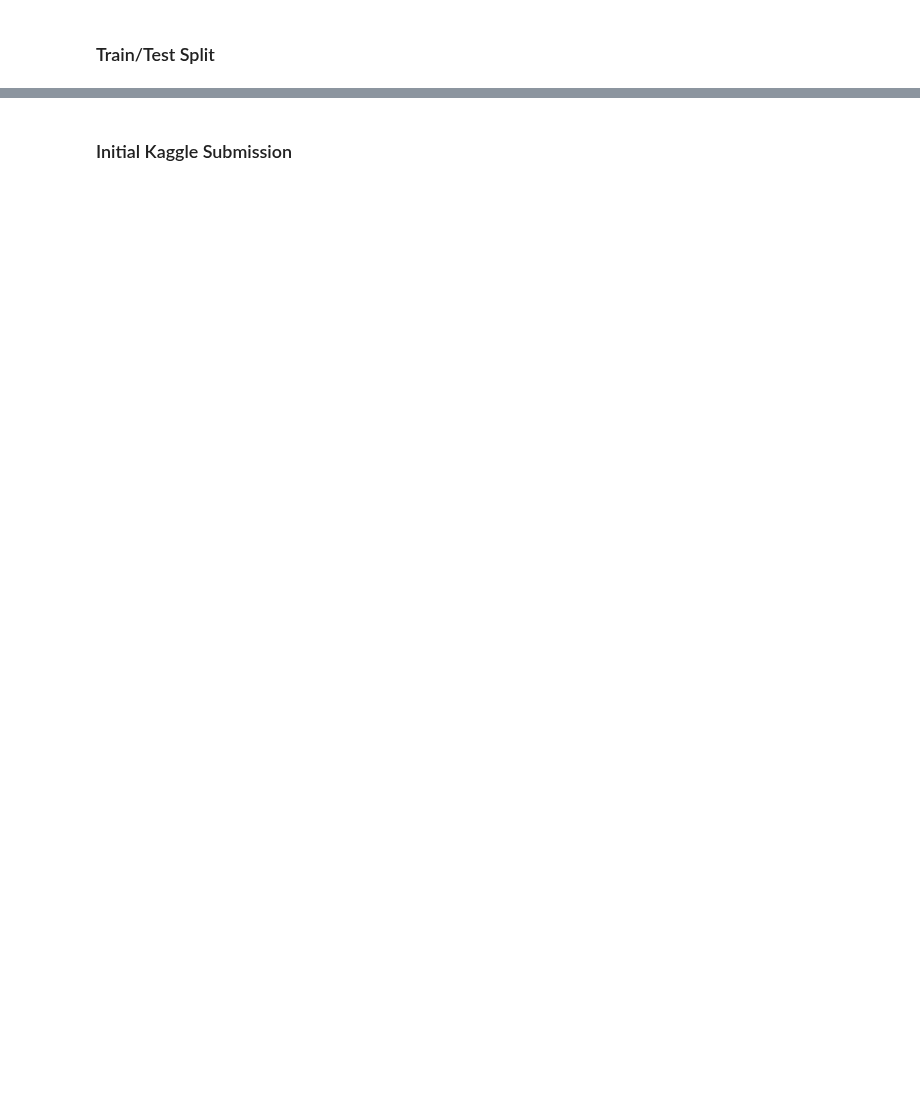
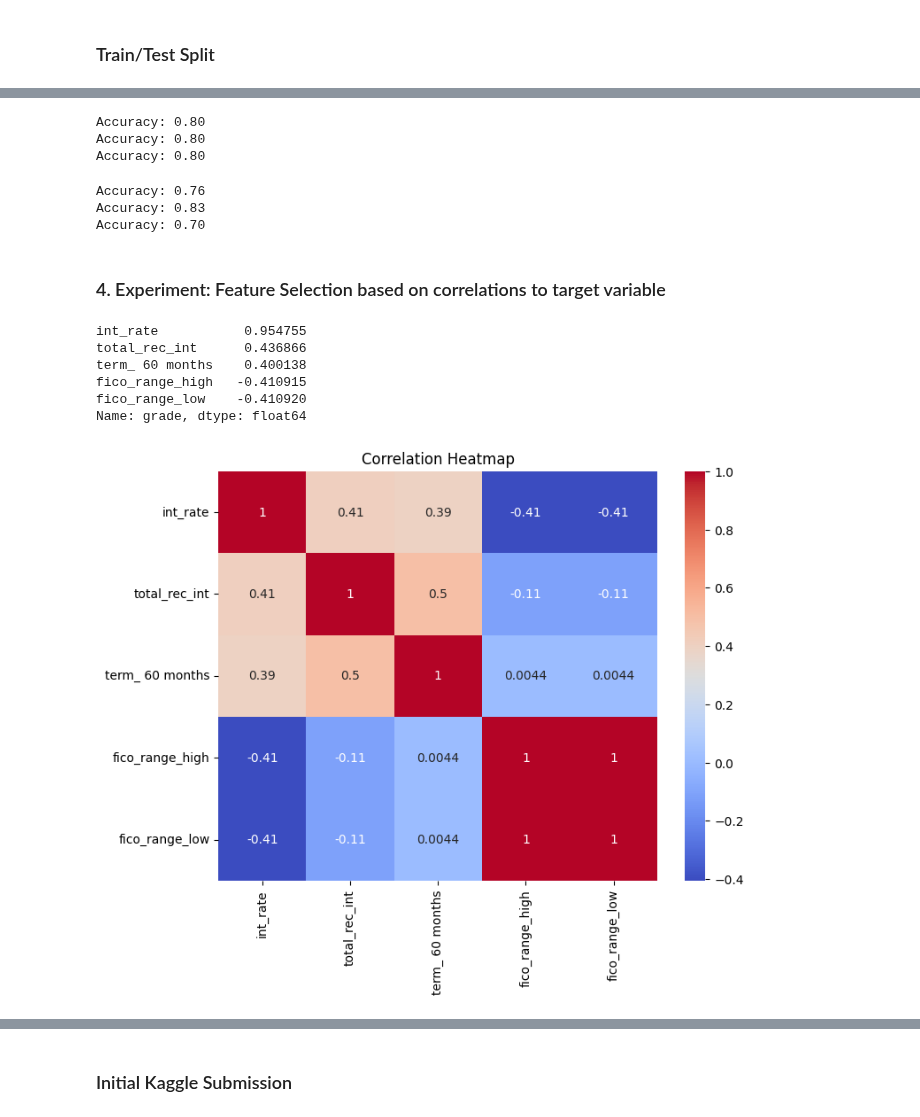
Before and after one commit to lebe1/MachineLearningCourse, a Jupyter notebook: Exercise1/loan.ipynb, the cells around one changed output, grey strips where cells are left out. Cells and saved outputs as stored; diff of their text form; code cells hidden in the pictures; blank space fills up the shorter version.

```diff
--- a/Exercise1/loan.ipynb
+++ b/Exercise1/loan.ipynb
@@ -356,0 +288,80 @@ Accuracy: 0.98
+# %%
+rand_forest_standard = RandomForestClassifier()
+rand_forest_minmax   = RandomForestClassifier()
+rand_forest_robust   = RandomForestClassifier()
+
+rand_forest_standard.fit(X_train_standard_scaled, y_train)
+rand_forest_minmax.fit(X_train_minmax_scaled, y_train)
+rand_forest_robust.fit(X_train_robust_scaled, y_train)
+
+y_pred_standard = rand_forest_standard.predict(X_test_standard_scaled)
+y_pred_minmax   = rand_forest_minmax.predict(X_test_minmax_scaled)
+y_pred_robust   = rand_forest_robust.predict(X_test_robust_scaled)
+
+acc_standard = accuracy_score(y_test, y_pred_standard, normalize=True)
+acc_minmax   = accuracy_score(y_test, y_pred_minmax, normalize=True)
+acc_robust   = accuracy_score(y_test, y_pred_robust, normalize=True)
+
+print(f"Accuracy: {acc_standard:.2f}")
+print(f"Accuracy: {acc_minmax:.2f}")
+print(f"Accuracy: {acc_robust:.2f}")
+# %% [output]
+Accuracy: 0.80
+Accuracy: 0.80
+Accuracy: 0.80
+# %%
+mlp_standard = MLPClassifier()
+mlp_minmax   = MLPClassifier()
+mlp_robust   = MLPClassifier()
+
+mlp_standard.fit(X_train_standard_scaled, y_train)
+mlp_minmax.fit(X_train_minmax_scaled, y_train)
+mlp_robust.fit(X_train_robust_scaled, y_train)
+
+y_pred_standard = mlp_standard.predict(X_test_standard_scaled)
+y_pred_minmax   = mlp_minmax.predict(X_test_minmax_scaled)
+y_pred_robust   = mlp_robust.predict(X_test_robust_scaled)
+
+acc_standard = accuracy_score(y_test, y_pred_standard, normalize=True)
+acc_minmax   = accuracy_score(y_test, y_pred_minmax, normalize=True)
+acc_robust   = accuracy_score(y_test, y_pred_robust, normalize=True)
+
+print(f"Accuracy: {acc_standard:.2f}")
+print(f"Accuracy: {acc_minmax:.2f}")
+print(f"Accuracy: {acc_robust:.2f}")
+# %% [output]
+Accuracy: 0.76
+Accuracy: 0.83
+Accuracy: 0.70
+# %% [markdown]
+### 4. Experiment: Feature Selection based on correlations to target variable
+# %%
+numerical_data = data_encoded.select_dtypes(include=["number"])
+
+# Compute correlation matrix & filter for columns greater than +-0.4
+corr_matrix = numerical_data.corr()["grade"].drop("grade")
+corr_matrix_filtered = corr_matrix[corr_matrix.abs() >= 0.4]
+
+# Sort by absolute correlation value
+corr_matrix_sorted = corr_matrix_filtered.sort_values(ascending=False)
+corr_matrix_sorted
+# %% [output]
+int_rate           0.954755
+total_rec_int      0.436866
+term_ 60 months    0.400138
+fico_range_high   -0.410915
+fico_range_low    -0.410920
+Name: grade, dtype: float64
+# %%
+# before finally choosing the features, we will first check for multicollinearity between the features that correlate highly with the target variable
+numerical_data = data_encoded.select_dtypes(include=["number"])
+
+corr_matrix_feat_selection = numerical_data.corr().loc[["int_rate", "total_rec_int", "term_ 60 months", "fico_range_high", "fico_range_low"],
+                          ["int_rate", "total_rec_int", "term_ 60 months", "fico_range_high", "fico_range_low"]]
+
+plt.figure(figsize=(8, 6))
+sns.heatmap(corr_matrix_feat_selection, annot=True, cmap="coolwarm")
+plt.title("Correlation Heatmap")
+plt.show()
+# %% [output]
+[figure, added]
```
Also changed, not shown: parts of 69 cells of this notebook.
